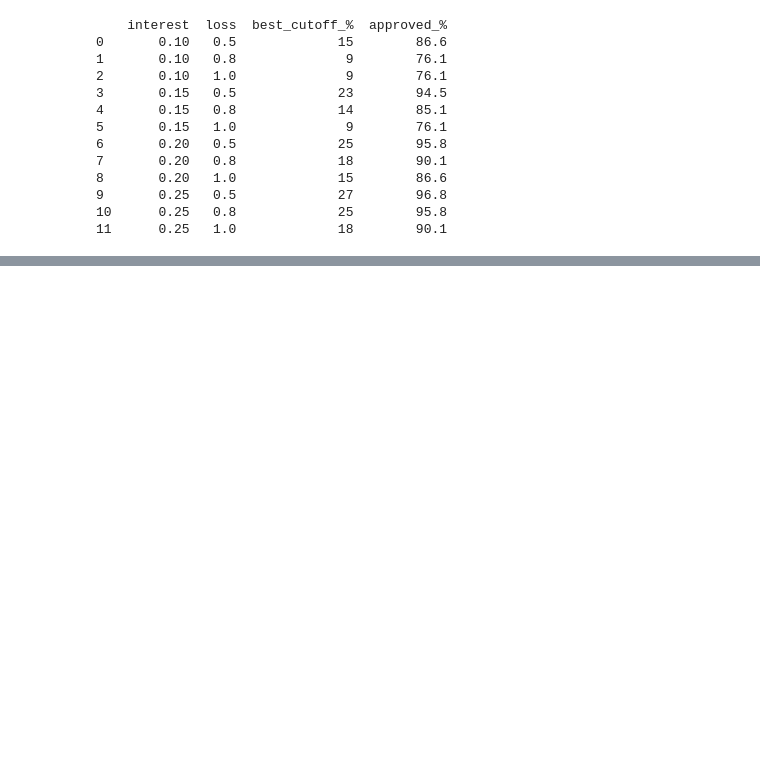
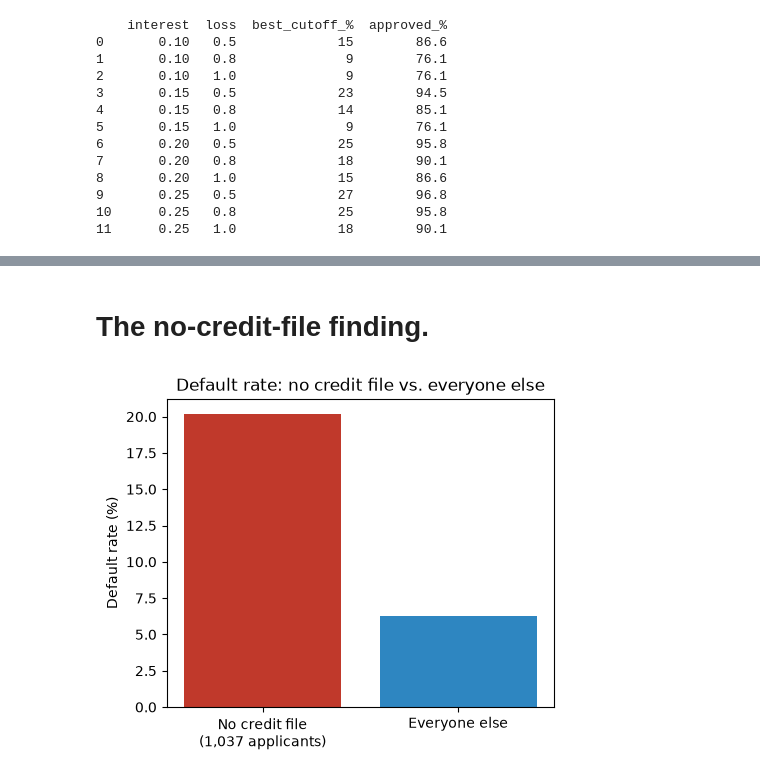
Before and after one commit to jrella18/BHDAC-Fall-26-Case-Comp, a Jupyter notebook: Logsitic Regression_RF_.ipynb, the cells around one changed output, grey strips where cells are left out. Saved outputs shown, nothing was run; the diff lists cells and outputs as text; code cells hidden in the pictures; blank space fills up the shorter version.

```diff
--- a/Logsitic Regression_RF_.ipynb
+++ b/Logsitic Regression_RF_.ipynb
@@ -220,0 +267,12 @@ print(pd.DataFrame(rows, columns=["interest", "loss", "best_cutoff_%", "approved
+# %% [markdown]
+# The no-credit-file finding.
+# %%
+plt.figure(figsize=(5, 4))
+plt.bar(["No credit file\n(1,037 applicants)", "Everyone else"], [20.2, 6.3],
+        color=["#c0392b", "#2e86c1"])
+plt.ylabel("Default rate (%)")
+plt.title("Default rate: no credit file vs. everyone else")
+plt.savefig("chart4_nofile.png", dpi=200, bbox_inches="tight")
+plt.show()
+# %% [output]
+[figure, added]
```
Also changed, not shown: parts of 6 cells of this notebook, 4 other files.
